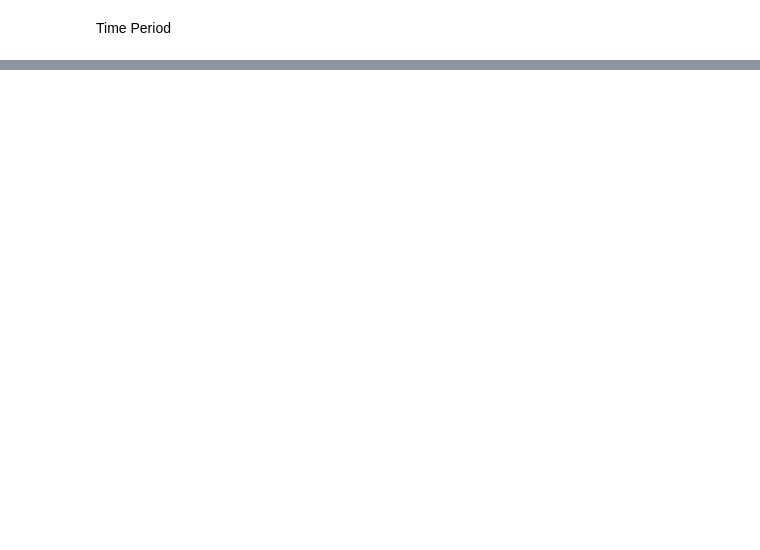
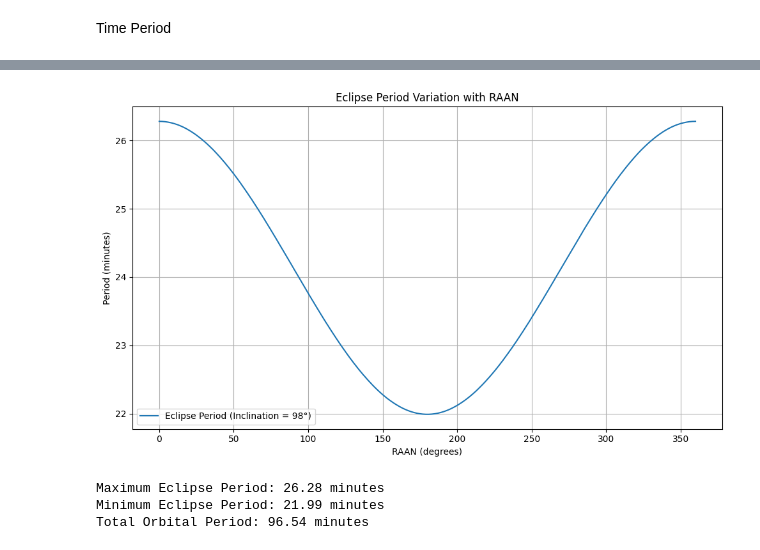
Before and after one commit to arpan-dey-code/CUBESAT, a Jupyter notebook: Orbit&Eclipse.ipynb, the cells around one changed output, grey strips where cells are left out. Cells and saved outputs as stored; diff of their text form; code cells hidden in the pictures; blank space fills up the shorter version.

```diff
--- a/Orbit&Eclipse.ipynb
+++ b/Orbit&Eclipse.ipynb
@@ -119,0 +53,68 @@ plt.show()
+# %%
+import numpy as np
+import matplotlib.pyplot as plt
+
+# Constants
+inclination = 98  # Inclination in degrees
+mu = 3.986e5  # Gravitational parameter of the Earth in km^3/s^2
+
+# Function to calculate orbital time period (in seconds)
+def orbital_period(a):
+    return 2 * np.pi * np.sqrt(a**3 / mu)
+
+# Function to calculate eclipse period variation
+def eclipse_period_variation(raan_degrees, a, inclination):
+    # Convert RAAN to radians
+    raan_rad = np.deg2rad(raan_degrees)
+
+    # Calculate cosine of the angle between the satellite's position vector and the Sun-Earth line
+    cos_angle = np.cos(np.deg2rad(inclination)) * np.cos(raan_rad)
+
+    # Calculate eclipse period variation (example formula, you may adjust as per your specific model)
+    eclipse_fraction = np.arccos(cos_angle) / (2 * np.pi)
+
+    # Calculate orbital period
+    T = orbital_period(a)
+
+    # Multiply by fraction to get eclipse period
+    eclipse_period = eclipse_fraction * T
+
+    return eclipse_period
+
+# Input from user: altitude (semi-major axis)
+altitude_km = float(input("Enter altitude in kilometers: "))
+semi_major_axis = altitude_km + 6371  # Earth's radius is 6371 km, adding altitude for semi-major axis
+
+# RAAN values from 0 to 360 degrees
+raan_values = np.linspace(0, 360, 361)  # Adjust step size as needed for accuracy
+
+# Calculate eclipse periods for each RAAN
+eclipse_periods_seconds = [eclipse_period_variation(raan, semi_major_axis, inclination) for raan in raan_values]
+eclipse_periods_minutes = np.array(eclipse_periods_seconds) / 60.0  # Convert to minutes
+
+# Plotting
+plt.figure(figsize=(10, 6))
+plt.plot(raan_values, eclipse_periods_minutes, label=f'Eclipse Period (Inclination = {inclination}°)')
+plt.title('Eclipse Period Variation with RAAN')
+plt.xlabel('RAAN (degrees)')
+plt.ylabel('Period (minutes)')
+plt.grid(True)
+plt.legend()
+plt.tight_layout()
+plt.show()
+
+# Print max and min eclipse periods in minutes
+max_eclipse_period_minutes = np.max(eclipse_periods_minutes)
+min_eclipse_period_minutes = np.min(eclipse_periods_minutes)
+print(f"Maximum Eclipse Period: {max_eclipse_period_minutes:.2f} minutes")
+print(f"Minimum Eclipse Period: {min_eclipse_period_minutes:.2f} minutes")
+
+# Calculate and print total orbital period
+orbital_period_seconds = orbital_period(semi_major_axis)
+orbital_period_minutes = orbital_period_seconds / 60.0
+print(f"Total Orbital Period: {orbital_period_minutes:.2f} minutes")
+# %% [output]
+[figure, added]
+Maximum Eclipse Period: 26.28 minutes
+Minimum Eclipse Period: 21.99 minutes
+Total Orbital Period: 96.54 minutes
```
Also changed, not shown: parts of 5 cells of this notebook.
